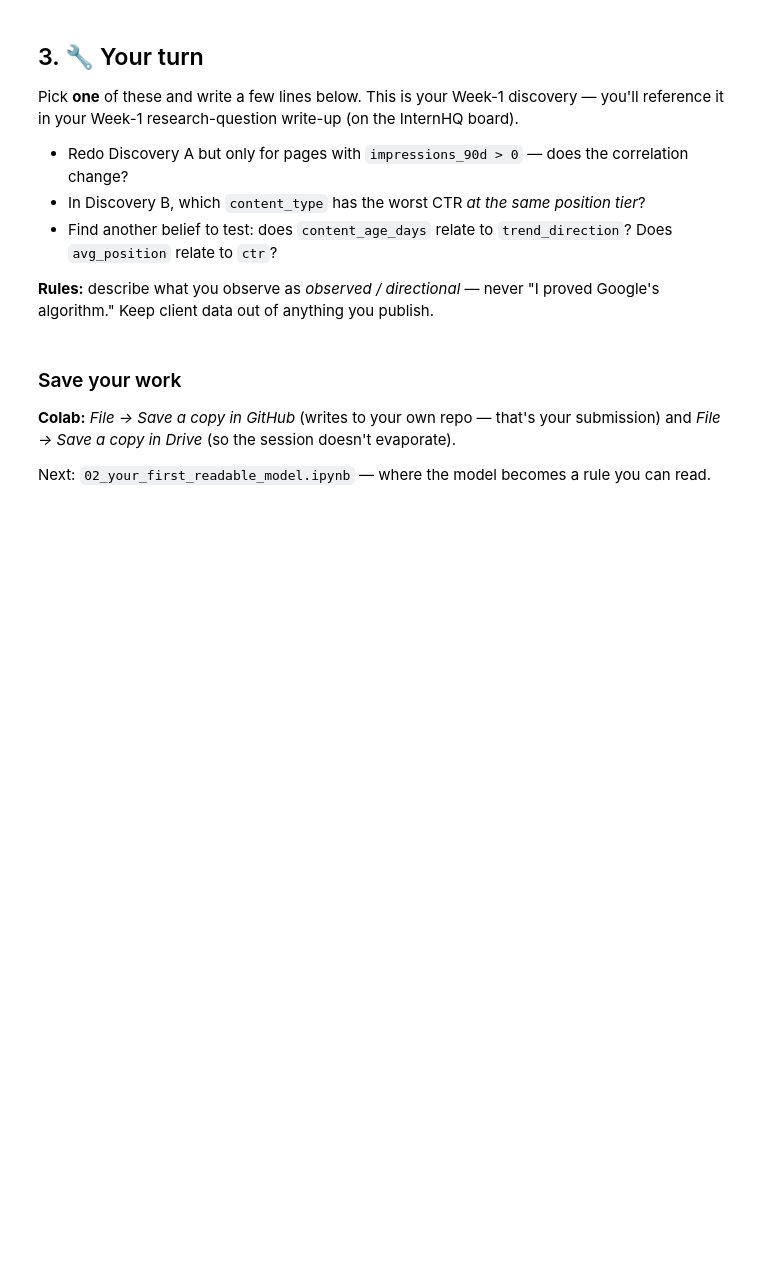
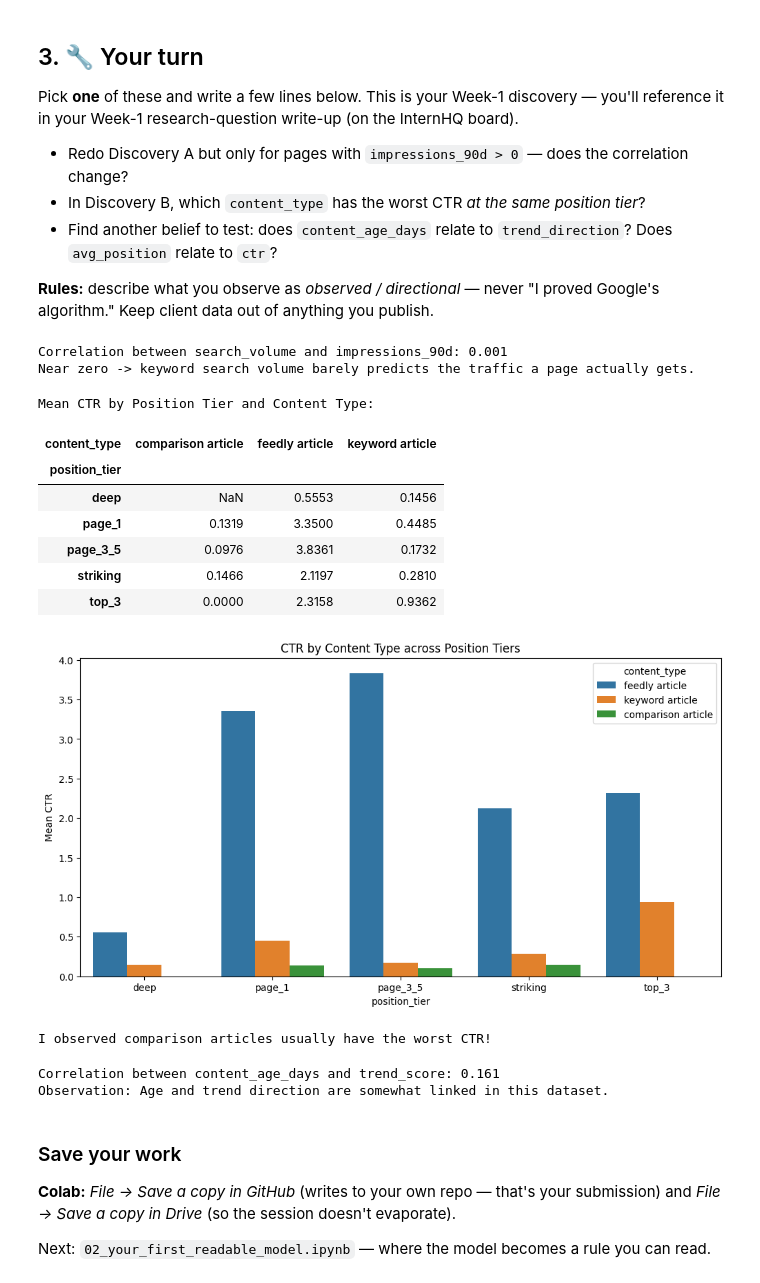
Before and after one commit to sahal-mulki/flyrank, a Jupyter notebook: notebooks/01_first_look_and_discovery.ipynb, the cells around one changed output. Cells and saved outputs as stored; diff of their text form; code cells hidden in the pictures; blank space fills up the shorter version.

```diff
--- a/notebooks/01_first_look_and_discovery.ipynb
+++ b/notebooks/01_first_look_and_discovery.ipynb
@@ -98,7 +156,62 @@ Pick **one** of these and write a few lines below. This is your Week-1 discovery
 
 **Rules:** describe what you observe as *observed / directional* — never "I proved Google's algorithm." Keep client data out of anything you publish.
 # %%
-# Your discovery here
+df_filtered_by_impressions = df[df["impressions_90d"] > 0]
+corr = df_filtered_by_impressions["search_volume"].corr(df_filtered_by_impressions["impressions_90d"])
+print(f"Correlation between search_volume and impressions_90d: {corr:.3f}")
+print("Near zero -> keyword search volume STILL barely predicts the traffic a page actually gets.")
+# %% [output]
+Correlation between search_volume and impressions_90d: 0.001
+Near zero -> keyword search volume barely predicts the traffic a page actually gets.
+# %%
+import matplotlib.pyplot as plt
+import seaborn as sns
+
+# Group by position and content type
+ctr_analysis = df.groupby(['position_tier', 'content_type'])['ctr'].mean().unstack()
+
+print("Mean CTR by Position Tier and Content Type:")
+display(ctr_analysis.round(4))
+
+# Visualize it to see which content_type is consistently at the bottom of the bars
+ctr_long = df.groupby(['position_tier', 'content_type'])['ctr'].mean().reset_index()
+plt.figure(figsize=(12, 6))
+sns.barplot(data=ctr_long, x='position_tier', y='ctr', hue='content_type')
+plt.title('CTR by Content Type across Position Tiers')
+plt.ylabel('Mean CTR')
+plt.show()
+print("I observed comparison articles usually have the worst CTR!")
+# %% [output]
+Mean CTR by Position Tier and Content Type:
+| content_type | comparison article | feedly article | keyword article |
+| position_tier |  |  |  |
+| deep | NaN | 0.5553 | 0.1456 |
+| page_1 | 0.1319 | 3.3500 | 0.4485 |
+| page_3_5 | 0.0976 | 3.8361 | 0.1732 |
+| striking | 0.1466 | 2.1197 | 0.2810 |
+| top_3 | 0.0000 | 2.3158 | 0.9362 |
+[figure, added]
+I observed comparison articles usually have the worst CTR!
+# %%
+# Map trend directions to a numeric scale
+trend_map = {
+    'down': -1,
+    'flat': 0,
+    'stable': 0,
+    'new': 0,
+    'up': 1
+}
+
+df['trend_score'] = df['trend_direction'].map(trend_map)
+
+# Now calculate correlation with content age
+corr = df['trend_score'].corr(df['content_age_days'])
+
+print(f"Correlation between content_age_days and trend_score: {corr:.3f}")
+print("Observation: Age and trend direction are somewhat linked in this dataset.")
+# %% [output]
+Correlation between content_age_days and trend_score: 0.161
+Observation: Age and trend direction are somewhat linked in this dataset.
 # %% [markdown]
 ### Save your work
 **Colab:** *File → Save a copy in GitHub* (writes to your own repo — that's your submission) and *File → Save a copy in Drive* (so the session doesn't evaporate).
```
Also changed, not shown: parts of 8 cells of this notebook.
